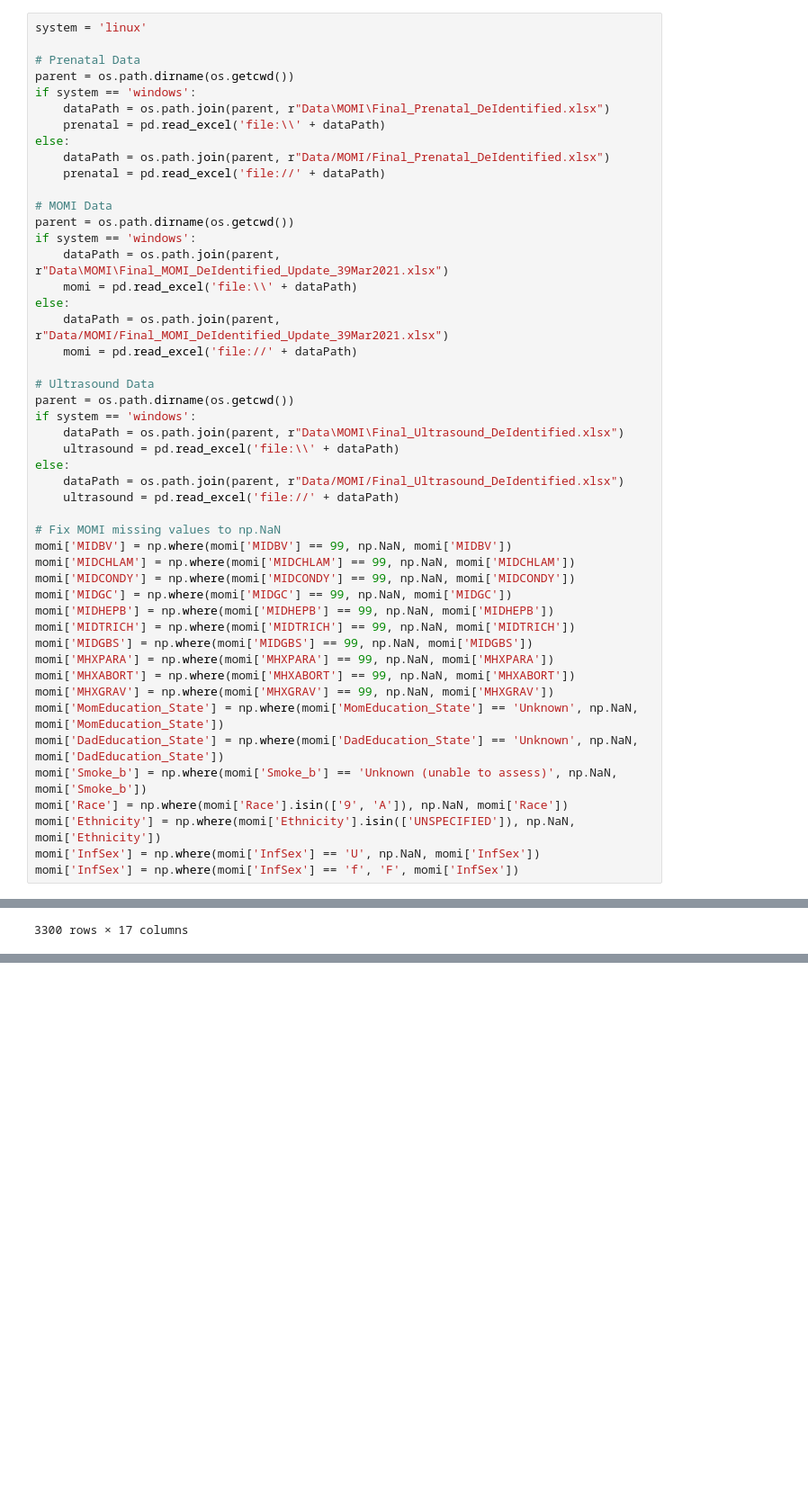
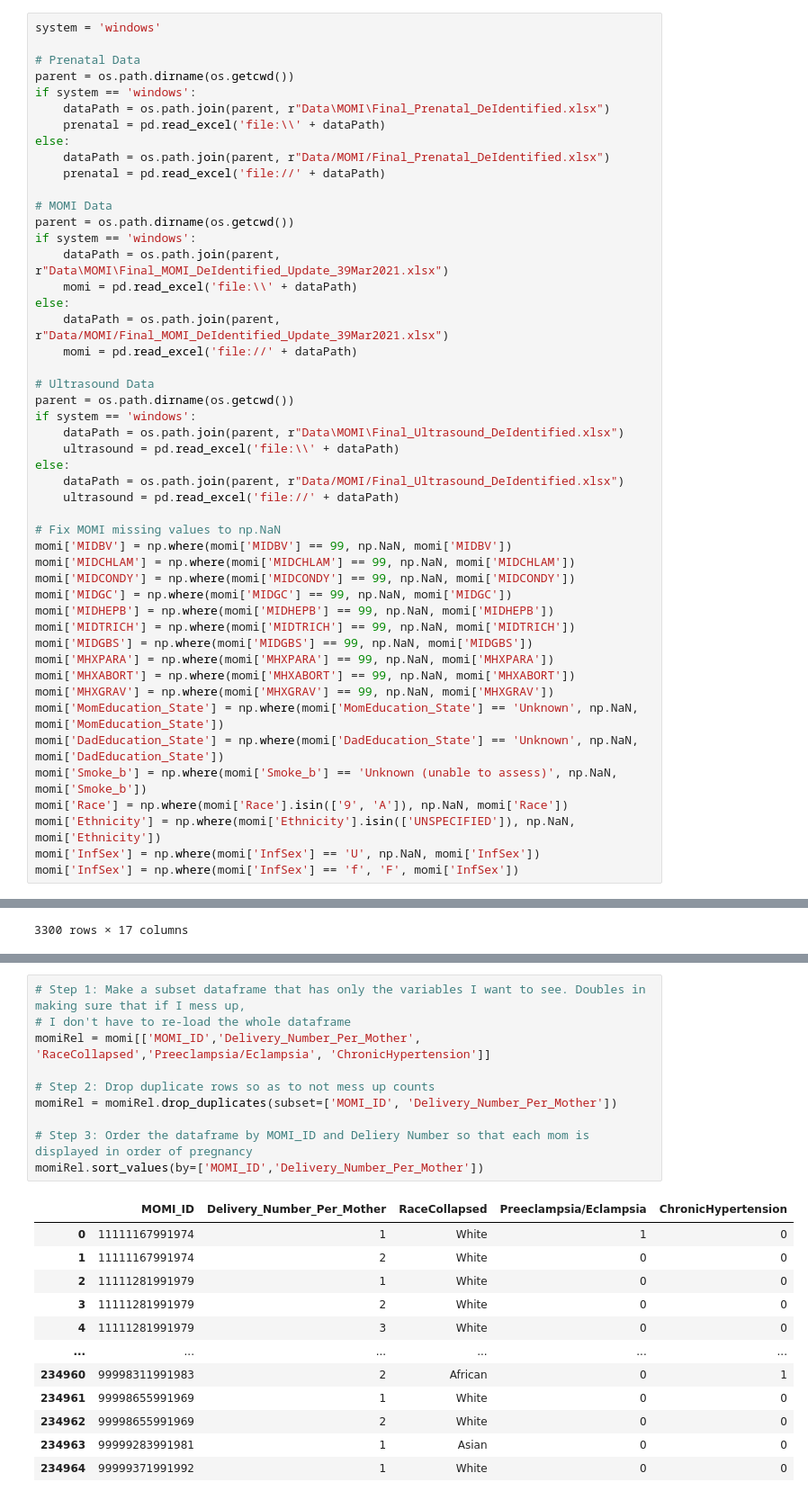
Before and after one commit to rachellb/Bennett_OUDSA5900, a Jupyter notebook: Descriptions/Momi Test.ipynb, the cells around one changed output, grey strips where cells are left out. Shown at 90% size. Drawn from its saved outputs; the diff is of its cells as text; blank space fills up the shorter version.

```diff
--- a/Descriptions/Momi Test.ipynb
+++ b/Descriptions/Momi Test.ipynb
@@ -8,7 +8,7 @@ from matplotlib import pyplot as plt
 import matplotlib.pyplot as plt
 from sklearn.preprocessing import MinMaxScaler, StandardScaler, OneHotEncoder
 # %%
-system = 'linux'
+system = 'windows'
 
 # Prenatal Data
 parent = os.path.dirname(os.getcwd())
@@ -938,0 +946,23 @@ multTest
+# %%
+# Step 1: Make a subset dataframe that has only the variables I want to see. Doubles in making sure that if I mess up,
+# I don't have to re-load the whole dataframe
+momiRel = momi[['MOMI_ID','Delivery_Number_Per_Mother', 'RaceCollapsed','Preeclampsia/Eclampsia', 'ChronicHypertension']]
+
+# Step 2: Drop duplicate rows so as to not mess up counts
+momiRel = momiRel.drop_duplicates(subset=['MOMI_ID', 'Delivery_Number_Per_Mother'])
+
+# Step 3: Order the dataframe by MOMI_ID and Deliery Number so that each mom is displayed in order of pregnancy
+momiRel.sort_values(by=['MOMI_ID','Delivery_Number_Per_Mother'])
+# %% [output]
+|  | MOMI_ID | Delivery_Number_Per_Mother | RaceCollapsed | Preeclampsia/Eclampsia | ChronicHypertension |
+| 0 | 11111167991974 | 1 | White | 1 | 0 |
+| 1 | 11111167991974 | 2 | White | 0 | 0 |
+| 2 | 11111281991979 | 1 | White | 0 | 0 |
+| 3 | 11111281991979 | 2 | White | 0 | 0 |
+| 4 | 11111281991979 | 3 | White | 0 | 0 |
+| ... | ... | ... | ... | ... | ... |
+| 234960 | 99998311991983 | 2 | African | 0 | 1 |
+| 234961 | 99998655991969 | 1 | White | 0 | 0 |
+| 234962 | 99998655991969 | 2 | White | 0 | 0 |
+| 234963 | 99999283991981 | 1 | Asian | 0 | 0 |
+| 234964 | 99999371991992 | 1 | White | 0 | 0 |
```
Also changed, not shown: parts of 7 cells of this notebook.
